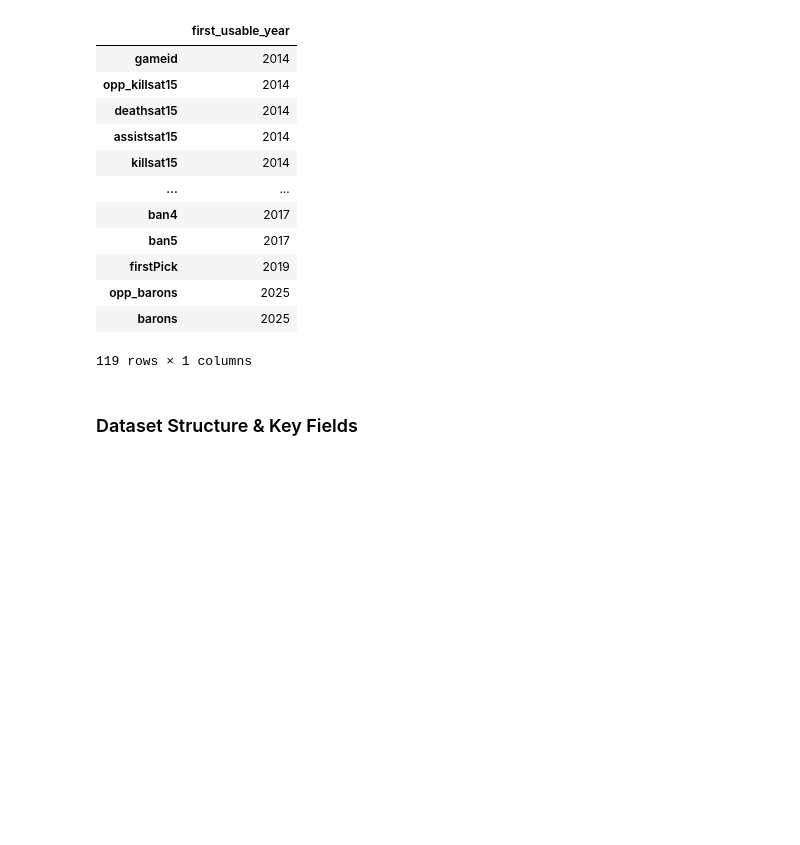
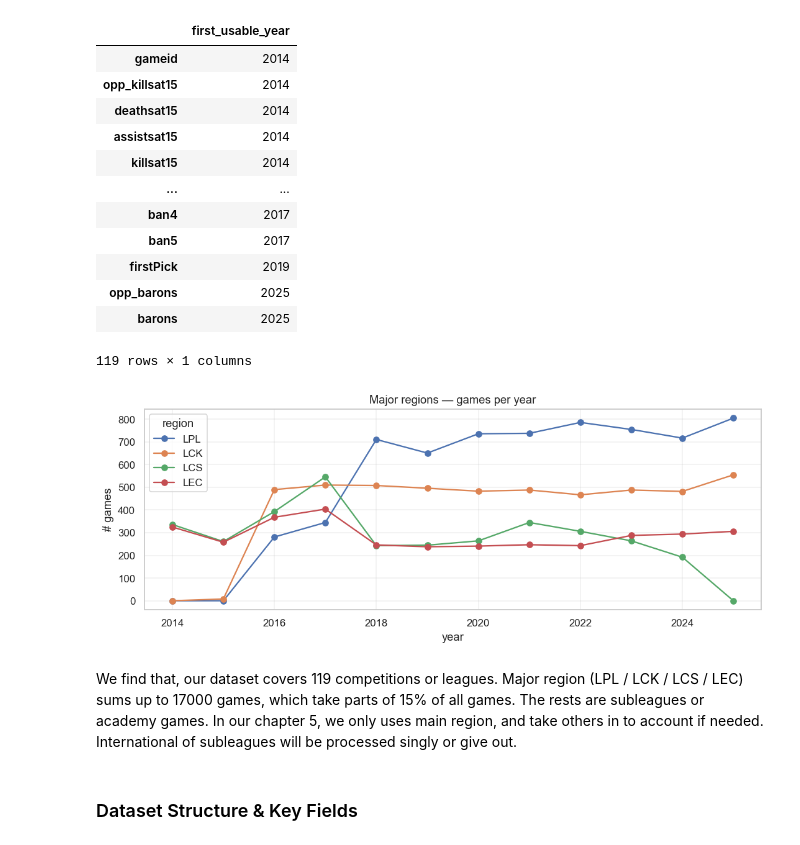
Before and after one commit to LUNARKN1GHT/lol_esports, a Jupyter notebook: lol_esports.ipynb, the cells around one changed output. Cells and saved outputs as stored; diff of their text form; code cells hidden in the pictures; blank space fills up the shorter version.

```diff
--- a/lol_esports.ipynb
+++ b/lol_esports.ipynb
@@ -111,6 +111,34 @@ first_usable_year(miss).dropna().sort_values().to_frame()
 | opp_barons | 2025 |
 | barons | 2025 |
 119 rows × 1 columns
+# %%
+from utils.regions import add_region, REGION_ORDER
+
+df = add_region(df)
+
+# Competitions of each region
+region_year = (
+    df.drop_duplicates("gameid")
+    .groupby(["region", "year"])
+    .size()
+    .unstack(fill_value=0)
+    .reindex(REGION_ORDER)
+)
+
+# Visualize
+main = region_year.loc[["LPL", "LCK", "LCS", "LEC"]]
+fig, ax = plt.subplots(figsize=(10, 4))
+main.T.plot(ax=ax, marker="o")
+ax.set_title("Major regions — games per year")
+ax.set_ylabel("# games")
+ax.legend(title="region")
+ax.grid(alpha=0.3)
+plt.tight_layout()
+plt.show()
+# %% [output]
+[figure, added]
+# %% [markdown]
+We find that, our dataset covers 119 competitions or leagues. Major region (LPL / LCK / LCS / LEC) sums up to 17000 games, which take parts of 15% of all games. The rests are subleagues or academy games. In our chapter 5, we only uses main region, and take others in to account if needed. International of subleagues will be processed singly or give out.
 # %% [markdown]
 ### Dataset Structure & Key Fields
 # %% [markdown]
```
Also changed, not shown: 1 other file.
